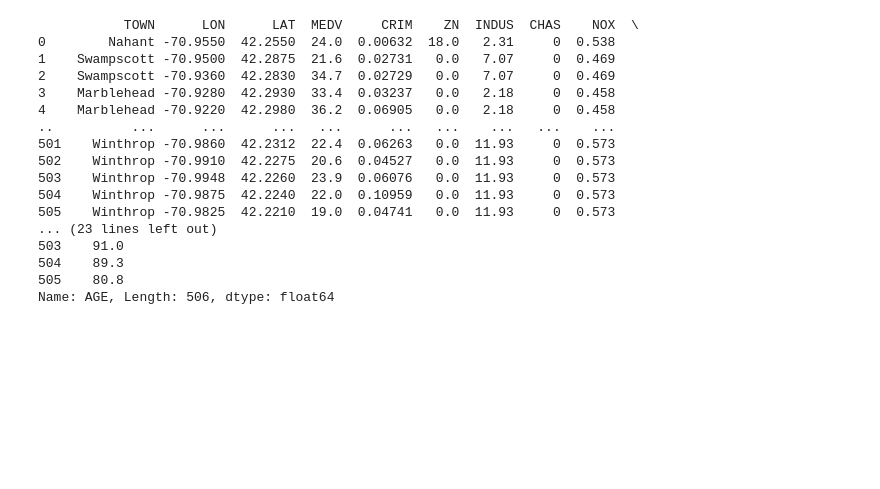
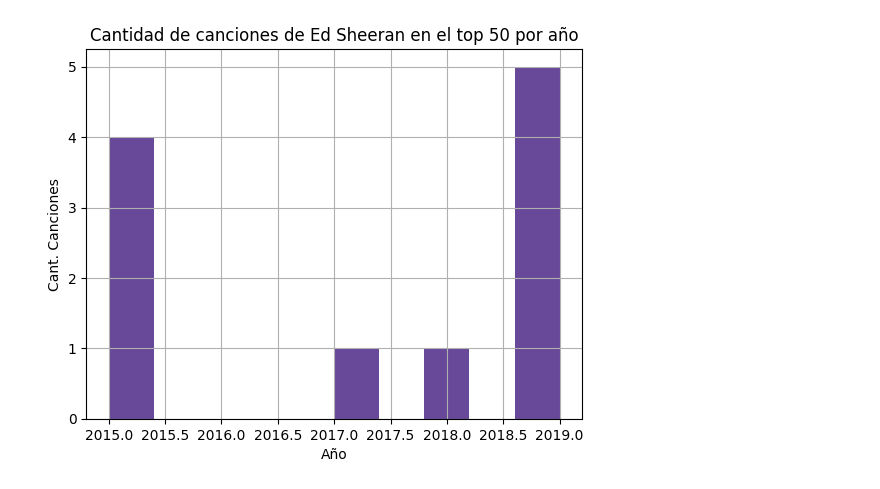
Before and after one commit to AndresCarvajalWF/AnalisisDeDatos_CII2023, a Jupyter notebook: Laboratorio2.ipynb, the cells around one changed output. Cells and saved outputs as stored; diff of their text form; code cells hidden in the pictures; blank space fills up the shorter version.

```diff
--- a/Laboratorio2.ipynb
+++ b/Laboratorio2.ipynb
@@ -1,37 +1,22 @@
 # %% [markdown]
 <a href="https://colab.research.google.com/github/AndresCarvajalWF/AnalisisDeDatos_CII2023/blob/main/Laboratorio2.ipynb" target="_parent"><img src="https://colab.research.google.com/assets/colab-badge.svg" alt="Open In Colab"/></a>
-# %%
-#Apertura de archivo
-import pandas as pd
-df=pd.read_csv('/content/casasboston.csv')
-data=pd.DataFrame(df)
-print(data)
-print(data.AGE)
-
-dataresultado=data.loc[(data['AGE']==65.2)]
-print(dataresultado)
-
-
-#1 Seleccionar TOWN
-#2 TOWN: CRIM aquellos casos que son superiores a 0.5
-#3 Sacar el promedio de la edad usar la funcion promedio matematica
-#4 Imprimir un indice y una edad, retorna los puntos correspondientes
-#5 Ordenamiento por CRIM //sort para el ordenmaiento
-# %% [output]
-           TOWN      LON      LAT  MEDV     CRIM    ZN  INDUS  CHAS    NOX  \
-0        Nahant -70.9550  42.2550  24.0  0.00632  18.0   2.31     0  0.538
-1    Swampscott -70.9500  42.2875  21.6  0.02731   0.0   7.07     0  0.469
-2    Swampscott -70.9360  42.2830  34.7  0.02729   0.0   7.07     0  0.469
-3    Marblehead -70.9280  42.2930  33.4  0.03237   0.0   2.18     0  0.458
-4    Marblehead -70.9220  42.2980  36.2  0.06905   0.0   2.18     0  0.458
-..          ...      ...      ...   ...      ...   ...    ...   ...    ...
-501    Winthrop -70.9860  42.2312  22.4  0.06263   0.0  11.93     0  0.573
-502    Winthrop -70.9910  42.2275  20.6  0.04527   0.0  11.93     0  0.573
-503    Winthrop -70.9948  42.2260  23.9  0.06076   0.0  11.93     0  0.573
-504    Winthrop -70.9875  42.2240  22.0  0.10959   0.0  11.93     0  0.573
-505    Winthrop -70.9825  42.2210  19.0  0.04741   0.0  11.93     0  0.573
-... (23 lines left out)
-503    91.0
-504    89.3
-505    80.8
-Name: AGE, Length: 506, dtype: float64
+# %%
+import pandas as pd
+import matplotlib.pyplot as plt
+
+csv = pd.read_csv("/content/spotify_top_music.csv")
+csv
+# %%
+df = pd.DataFrame(csv)
+df
+# %%
+ed_sheeran = df.loc[(df['artist']=='Ed Sheeran')]
+ed_sheeran
+# %%
+ed_sheeran.year.plot.hist(grid=True, title="Cantidad de canciones de Ed Sheeran en el top 50 por año", sharex=True, sharey=True, facecolor=(.255, .100, .50), alpha=0.8)
+
+plt.xlabel("Año")
+plt.ylabel("Cant. Canciones")
+plt.show()
+# %% [output]
+[figure, added]
```
Also changed, not shown: parts of 4 cells of this notebook.
